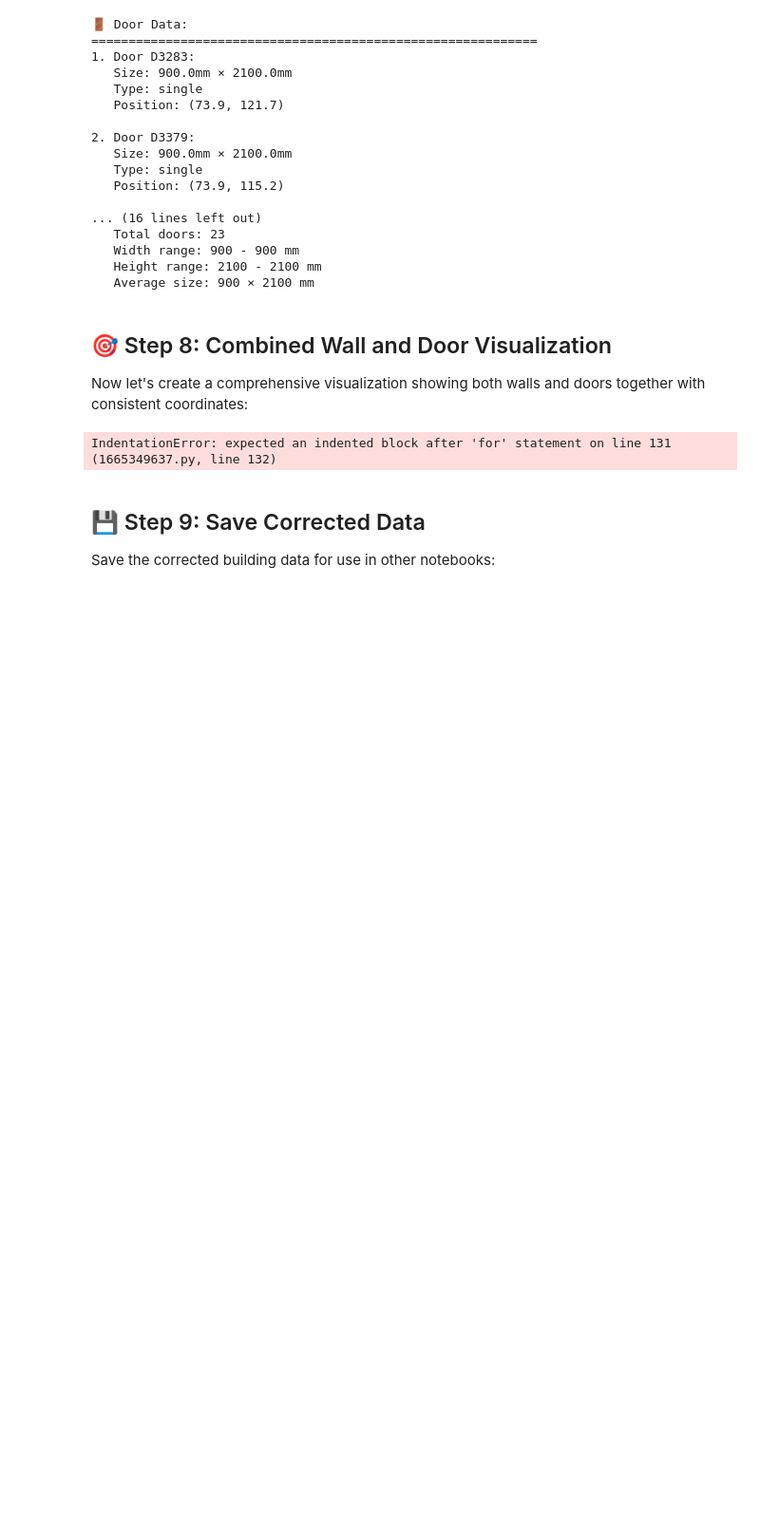
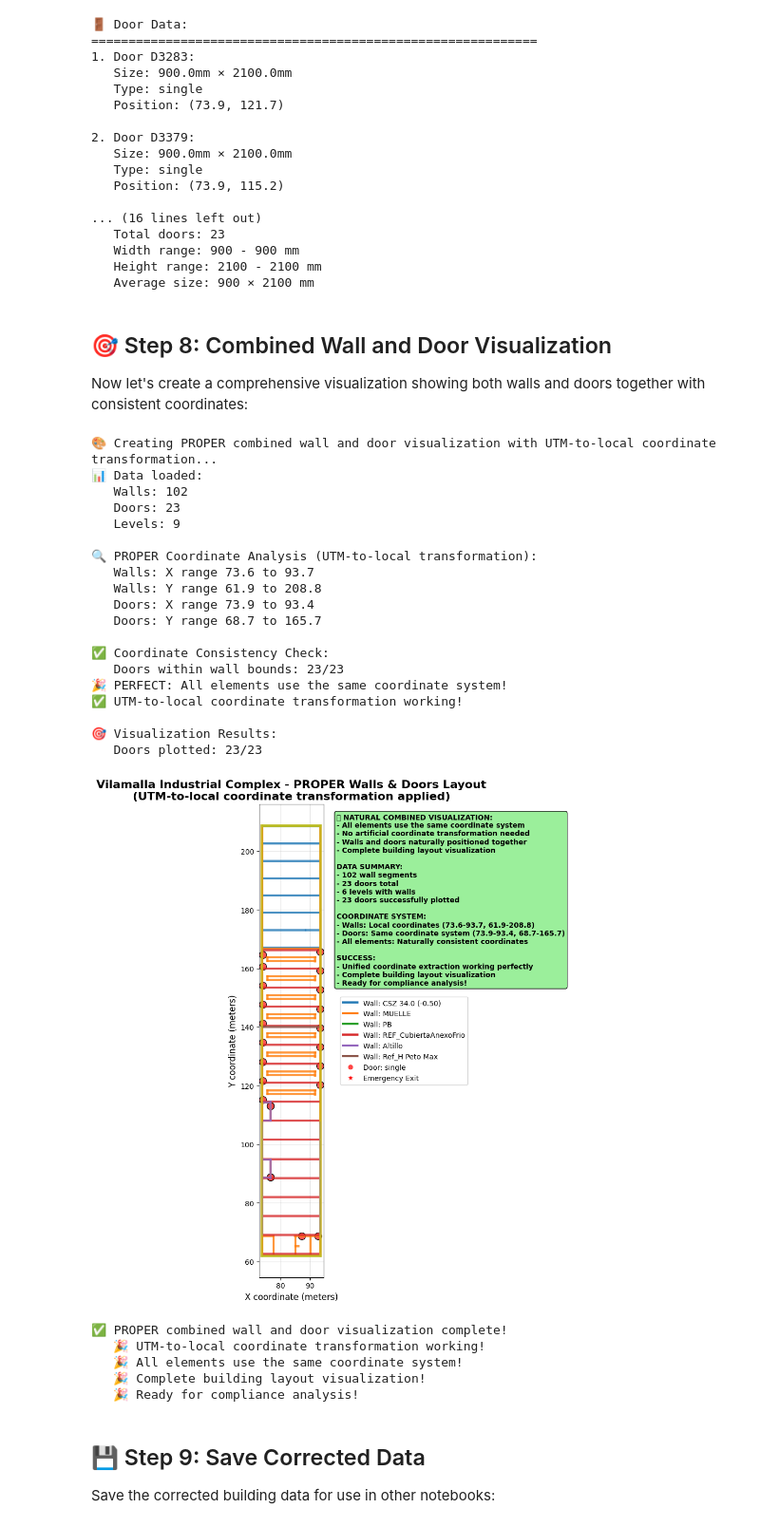
Before and after one commit to RaulAdSe/aec-agent, a Jupyter notebook: notebooks/01_data_extraction_progressive.ipynb, the cells around one changed output. Shown: that part at 95% size. Saved outputs shown, nothing was run; the diff lists cells and outputs as text; code cells hidden in the pictures; blank space fills up the shorter version.

```diff
--- a/notebooks/01_data_extraction_progressive.ipynb
+++ b/notebooks/01_data_extraction_progressive.ipynb
@@ -630,14 +630,16 @@ for i, level_name in enumerate(level_names):
 # Add door type legend elements
 for door_type, color in door_type_colors.items():
     legend_elements.append(plt.Line2D([0], [0], marker='o', color='w', markerfacecolor=color,
+                                     markersize=8, label=f"Door: {door_type}"))
+
+# Add emergency exit legend element
 legend_elements.append(plt.Line2D([0], [0], marker="*", color="w", markerfacecolor="red",
-                                     markersize=10, label="Emergency Exit"))
+                                 markersize=10, label="Emergency Exit"))
 
-legend_elements.append(plt.Line2D([0], [0], marker="*", color="w", markerfacecolor="red",
-                                     markersize=10, label="Emergency Exit"))
-legend_elements.append(plt.Line2D([0], [0], marker="*", color="w", markerfacecolor="red",
-                                     markersize=10, label="Emergency Exit"))
+# Position legend
+ax.legend(handles=legend_elements, loc='center left', bbox_to_anchor=(1.2, 0.5), fontsize=10)
 
+# Add info box
 info_text = f"""✅ NATURAL COMBINED VISUALIZATION:
 - All elements use the same coordinate system
 - No artificial coordinate transformation needed
@@ -646,35 +648,59 @@ info_text = f"""✅ NATURAL COMBINED VISUALIZATION:
 
 DATA SUMMARY:
 - {len(all_walls)} wall segments
 - {len(all_doors)} doors total
 - {len(level_names)} levels with walls
 - {doors_plotted} doors successfully plotted
 
 COORDINATE SYSTEM:
 - Walls: Local coordinates ({min(wall_x_coords):.1f}-{max(wall_x_coords):.1f}, {min(wall_y_coords):.1f}-{max(wall_y_coords):.1f})
 - Doors: Same coordinate system ({min(door_x_coords):.1f}-{max(door_x_coords):.1f}, {min(door_y_coords):.1f}-{max(door_y_coords):.1f})
 - All elements: Naturally consistent coordinates
 
 SUCCESS:
 - Unified coordinate extraction working perfectly
 - Complete building layout visualization
 - Ready for compliance analysis!"""
 
-ax.text(1.15, 0.98, info_text, transform=ax.transAxes, va='top', ha='left',
+ax.text(1.2, 0.98, info_text, transform=ax.transAxes, va='top', ha='left',
         bbox=dict(boxstyle='round', facecolor='lightgreen', alpha=0.9),
         fontsize=10, fontweight='bold')
 
 # Adjust layout
 plt.subplots_adjust(right=0.75)
 plt.show()
 
 print("✅ PROPER combined wall and door visualization complete!")
 print("   🎉 UTM-to-local coordinate transformation working!")
 print("   🎉 All elements use the same coordinate system!")
 print("   🎉 Complete building layout visualization!")
 print("   🎉 Ready for compliance analysis!")
 # %% [output]
-IndentationError: expected an indented block after 'for' statement on line 131 (1665349637.py, line 132)
+🎨 Creating PROPER combined wall and door visualization with UTM-to-local coordinate transformation...
+📊 Data loaded:
+   Walls: 102
+   Doors: 23
+   Levels: 9
+
+🔍 PROPER Coordinate Analysis (UTM-to-local transformation):
+   Walls: X range 73.6 to 93.7
+   Walls: Y range 61.9 to 208.8
+   Doors: X range 73.9 to 93.4
+   Doors: Y range 68.7 to 165.7
+
+✅ Coordinate Consistency Check:
+   Doors within wall bounds: 23/23
+🎉 PERFECT: All elements use the same coordinate system!
+✅ UTM-to-local coordinate transformation working!
+
+🎯 Visualization Results:
+   Doors plotted: 23/23
+[figure, added]
+✅ PROPER combined wall and door visualization complete!
+   🎉 UTM-to-local coordinate transformation working!
+   🎉 All elements use the same coordinate system!
+   🎉 Complete building layout visualization!
+   🎉 Ready for compliance analysis!
 # %% [markdown]
 ## 💾 Step 9: Save Corrected Data
 
```
Also changed, not shown: 4 other files.
